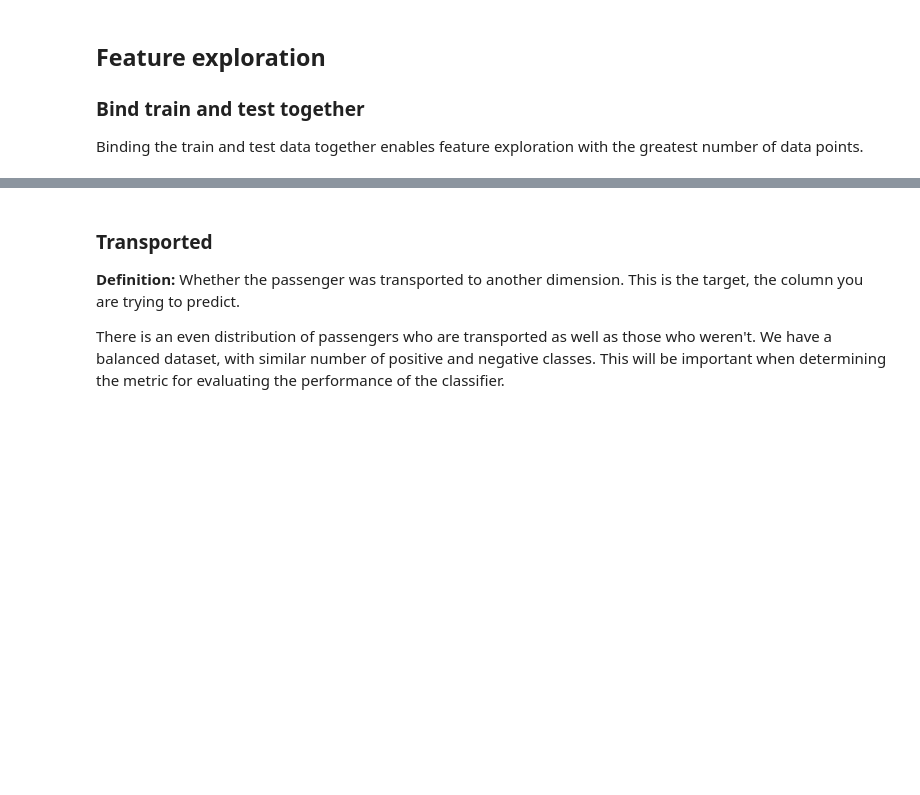
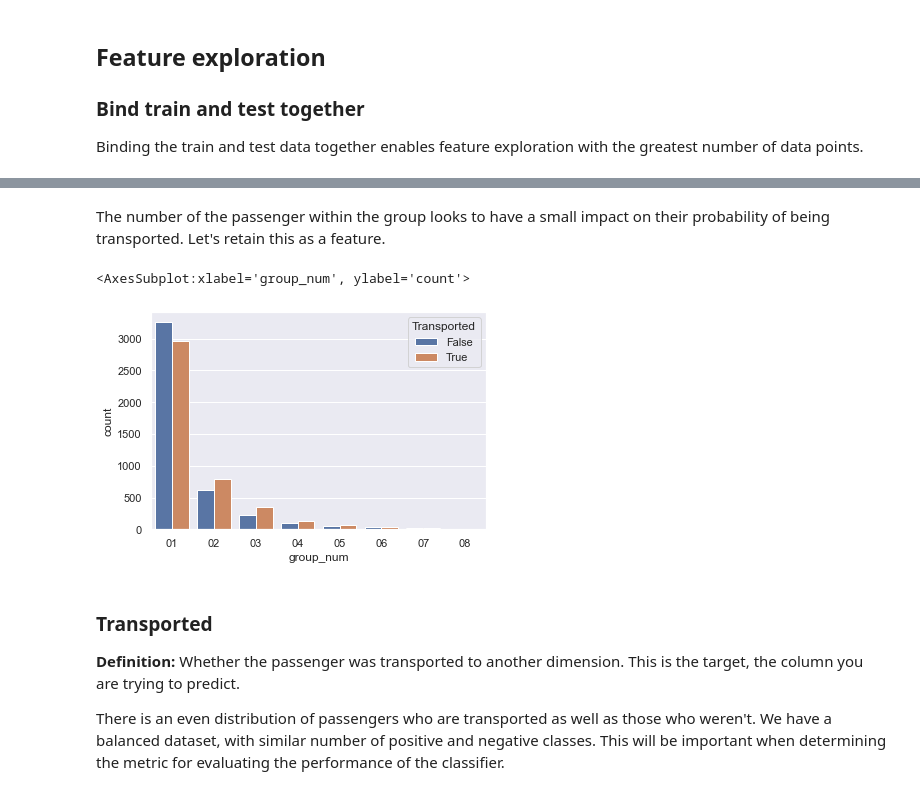
Before and after one commit to dzhang32/spacetitanic, a Jupyter notebook: notebooks/feature_exploration.ipynb, the cells around one changed output, grey strips where cells are left out. Drawn from its saved outputs; the diff is of its cells as text; code cells hidden in the pictures; blank space fills up the shorter version.

```diff
--- a/notebooks/feature_exploration.ipynb
+++ b/notebooks/feature_exploration.ipynb
@@ -72,0 +77,3 @@ train_test.reset_index(drop=True, inplace=True)
+# %%
+train_test[["group_id", "group_num"]] = train_test["PassengerId"].str.split("_", 2, expand=True)
+train_test["group_id"] = train_test["group_id"].astype("Int32")
@@ -73,3 +97,10 @@ train_test.reset_index(drop=True, inplace=True)
+# %% [markdown]
+The number of the passenger within the group looks to have a small impact on their probability of being transported. Let's retain this as a feature.
+# %%
+sns.countplot(x = "group_num", hue = "Transported", data = train_test)
+# %% [output]
+<AxesSubplot:xlabel='group_num', ylabel='count'>
+[figure, added]
 # %% [markdown]
 ### Transported
 
```
Also changed, not shown: parts of 23 cells of this notebook.
